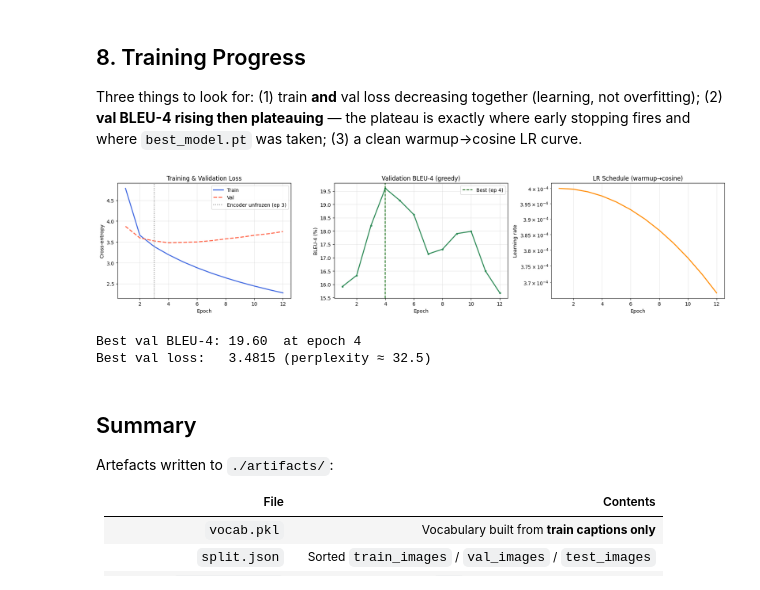
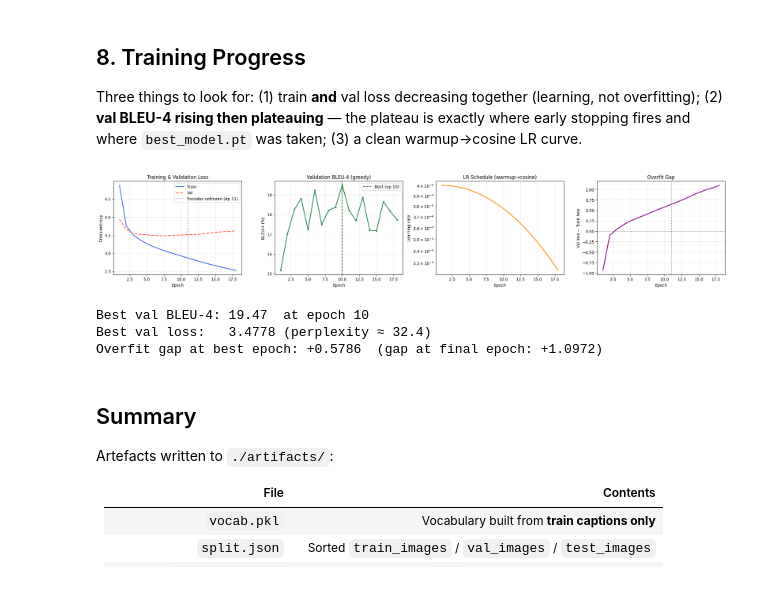
Before and after one commit to zidhartha/deep-learning-final, a Jupyter notebook: data_and_training.ipynb, the cells around one changed output. Drawn from its saved outputs; the diff is of its cells as text; code cells hidden in the pictures.

```diff
--- a/data_and_training.ipynb
+++ b/data_and_training.ipynb
@@ -408,15 +446,26 @@ IMAGENET_MEAN = [0.485, 0.456, 0.406]
 IMAGENET_STD = [0.229, 0.224, 0.225]
 
 
-def build_transforms(split: str, image_size: int) -> T.Compose:
+def build_transforms(split: str, image_size: int, crop_scale_min: float = 0.8,
+                      erasing_p: float = 0.0) -> T.Compose:
     if split == "train":
-        return T.Compose([
-            T.RandomResizedCrop(image_size, scale=(0.8, 1.0), ratio=(0.85, 1.15)),
+        tfs = [
+            # was scale=(0.8, 1.0) — widened lower bound to crop_scale_min for more
+            # effective training diversity per epoch (still label-preserving: a tighter
+            # crop of "a dog on the grass" is still "a dog on the grass").
+            T.RandomResizedCrop(image_size, scale=(crop_scale_min, 1.0), ratio=(0.85, 1.15)),
             T.RandomHorizontalFlip(0.5),
             T.ColorJitter(brightness=0.15, contrast=0.15),   # NO hue/saturation jitter
             T.ToTensor(),
             T.Normalize(IMAGENET_MEAN, IMAGENET_STD),
-        ])
+        ]
+        if erasing_p > 0:
+            # RandomErasing AFTER normalise (torchvision convention) — randomly blanks a
+            # small rectangular patch. Forces the model to rely on more of the image
+            # rather than a single salient region; doesn't alter colour semantics like
+            # hue jitter would, so it's safe for a colour-sensitive captioning task.
+            tfs.append(T.RandomErasing(p=erasing_p, scale=(0.02, 0.12), ratio=(0.3, 3.3)))
+        return T.Compose(tfs)
     return T.Compose([                                       # val / test / inference
         T.Resize(int(image_size * 1.14)),
         T.CenterCrop(image_size),
@@ -464,7 +513,7 @@ class ImageOnlyDataset(Dataset):
         return self.transform(img), name
 
 
-train_tf = build_transforms("train", cfg.image_size)
+train_tf = build_transforms("train", cfg.image_size, cfg.crop_scale_min, cfg.random_erasing_p)
 eval_tf = build_transforms("eval", cfg.image_size)
 
 train_dataset = CaptionDataset(train_captions, cfg.images_dir, vocab, train_tf, cfg.max_caption_len)
@@ -881,8 +966,9 @@ logger.info(f"Training up to {cfg.num_epochs} epochs (early stop patience={cfg.e
 for epoch in range(1, cfg.num_epochs + 1):
     t0 = time.time()
     if epoch == cfg.warmup_freeze_epochs + 1:
-        model.encoder.unfreeze()
-        logger.info(f"Epoch {epoch}: encoder unfrozen — fine-tuning end-to-end.")
+        model.encoder.unfreeze(last_n_blocks=cfg.encoder_unfreeze_blocks)
+        logger.info(f"Epoch {epoch}: encoder partially unfrozen "
+                    f"(last {cfg.encoder_unfreeze_blocks} blocks) — fine-tuning resumes.")
 
     train_loss = train_one_epoch(model, train_loader)
     val_loss = validate_loss(model, val_loss_loader)
@@ -954,36 +1041,49 @@ overfitting); (2) **val BLEU-4 rising then plateauing** — the plateau is exact
 stopping fires and where `best_model.pt` was taken; (3) a clean warmup→cosine LR curve.
 # %%
 ep = range(1, len(history["train_loss"]) + 1)
-fig, axes = plt.subplots(1, 3, figsize=(18, 4.2))
+unfreeze_epoch = cfg.warmup_freeze_epochs + 1   # unfreeze happens AT this epoch, not before it
+fig, axes = plt.subplots(1, 4, figsize=(22, 4.2))
 
 axes[0].plot(ep, history["train_loss"], color="royalblue", lw=2, label="Train")
 axes[0].plot(ep, history["val_loss"], color="tomato", lw=2, ls="--", label="Val")
-axes[0].axvline(cfg.warmup_freeze_epochs, color="grey", ls=":",
-                label=f"Encoder unfrozen (ep {cfg.warmup_freeze_epochs})")
+axes[0].axvline(unfreeze_epoch, color="grey", ls=":",
+                label=f"Encoder unfrozen (ep {unfreeze_epoch})")
 axes[0].set(xlabel="Epoch", ylabel="Cross-entropy", title="Training & Validation Loss")
 axes[0].legend(); axes[0].grid(alpha=0.3)
 
 axes[1].plot(ep, history["val_bleu4"], color="seagreen", lw=2, marker="o", ms=3)
 if best_epoch:
     axes[1].axvline(best_epoch, color="darkgreen", ls="--", label=f"Best (ep {best_epoch})")
     axes[1].legend()
 axes[1].set(xlabel="Epoch", ylabel="BLEU-4 (%)", title="Validation BLEU-4 (greedy)")
 axes[1].grid(alpha=0.3)
 
 axes[2].plot(ep, history["lr"], color="darkorange", lw=2)
 axes[2].set(xlabel="Epoch", ylabel="Learning rate", title="LR Schedule (warmup→cosine)")
 axes[2].set_yscale("log"); axes[2].grid(alpha=0.3)
 
+# Overfit gap = val_loss - train_loss. Near-zero and flat = healthy. Rising = the model
+# is fitting train data it can't generalise from — the exact signature of the original run.
+gap = [v - t for v, t in zip(history["val_loss"], history["train_loss"])]
+axes[3].plot(ep, gap, color="purple", lw=2)
+axes[3].axhline(0, color="grey", lw=1, ls=":")
+axes[3].axvline(unfreeze_epoch, color="grey", ls=":")
+axes[3].set(xlabel="Epoch", ylabel="Val loss − Train loss", title="Overfit Gap")
+axes[3].grid(alpha=0.3)
+
 plt.tight_layout()
 plt.savefig(f"{cfg.output_dir}/training_curves.png", dpi=140)
 plt.show()
 
 print(f"Best val BLEU-4: {best_bleu:.2f}  at epoch {best_epoch}")
 print(f"Best val loss:   {min(history['val_loss']):.4f} (perplexity ≈ {math.exp(min(history['val_loss'])):.1f})")
+print(f"Overfit gap at best epoch: {gap[best_epoch-1]:+.4f}  "
+      f"(gap at final epoch: {gap[-1]:+.4f})")
 # %% [output]
-[figure, old version]
+[figure, new version]
-Best val BLEU-4: 19.60  at epoch 4
-Best val loss:   3.4815 (perplexity ≈ 32.5)
+Best val BLEU-4: 19.47  at epoch 10
+Best val loss:   3.4778 (perplexity ≈ 32.4)
+Overfit gap at best epoch: +0.5786  (gap at final epoch: +1.0972)
 # %% [markdown]
 ## Summary
 
```
Also changed, not shown: parts of 8 cells of this notebook.
